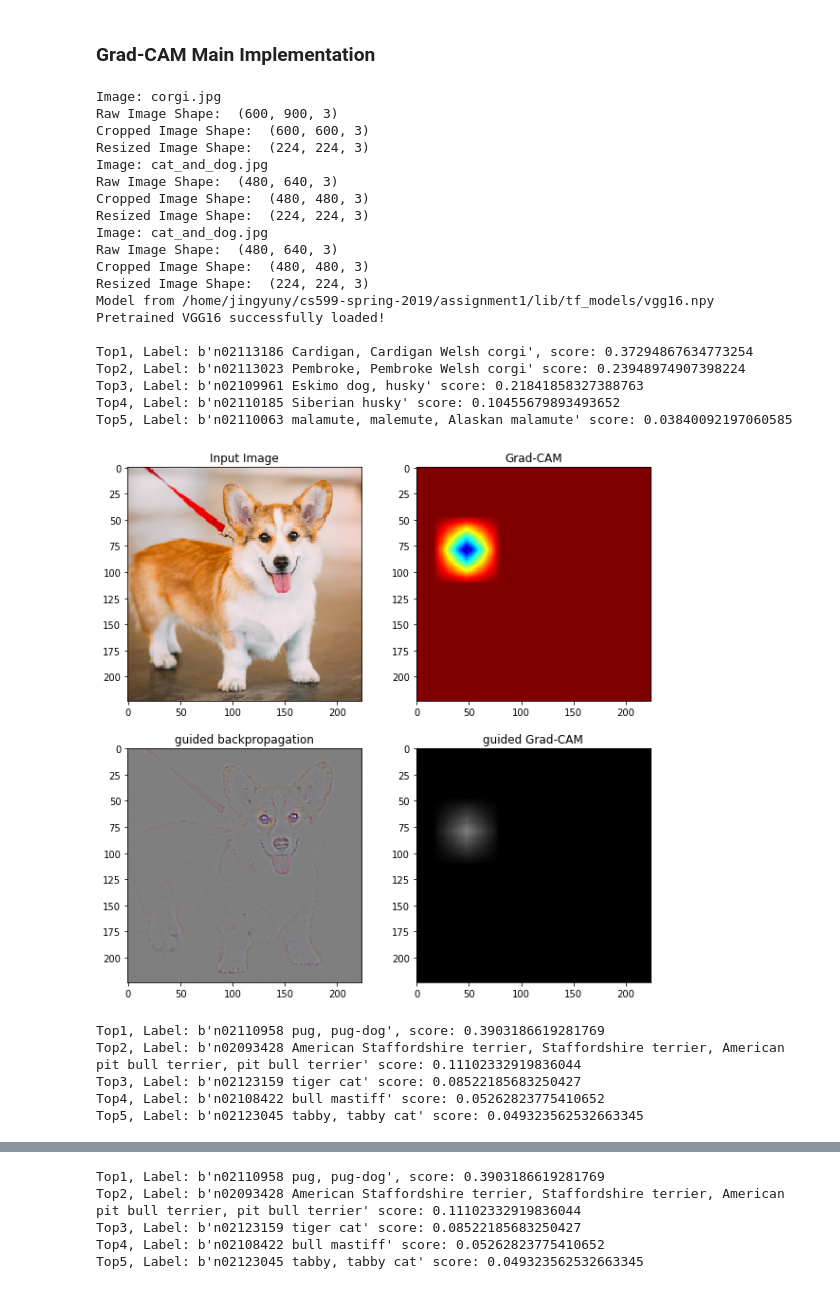
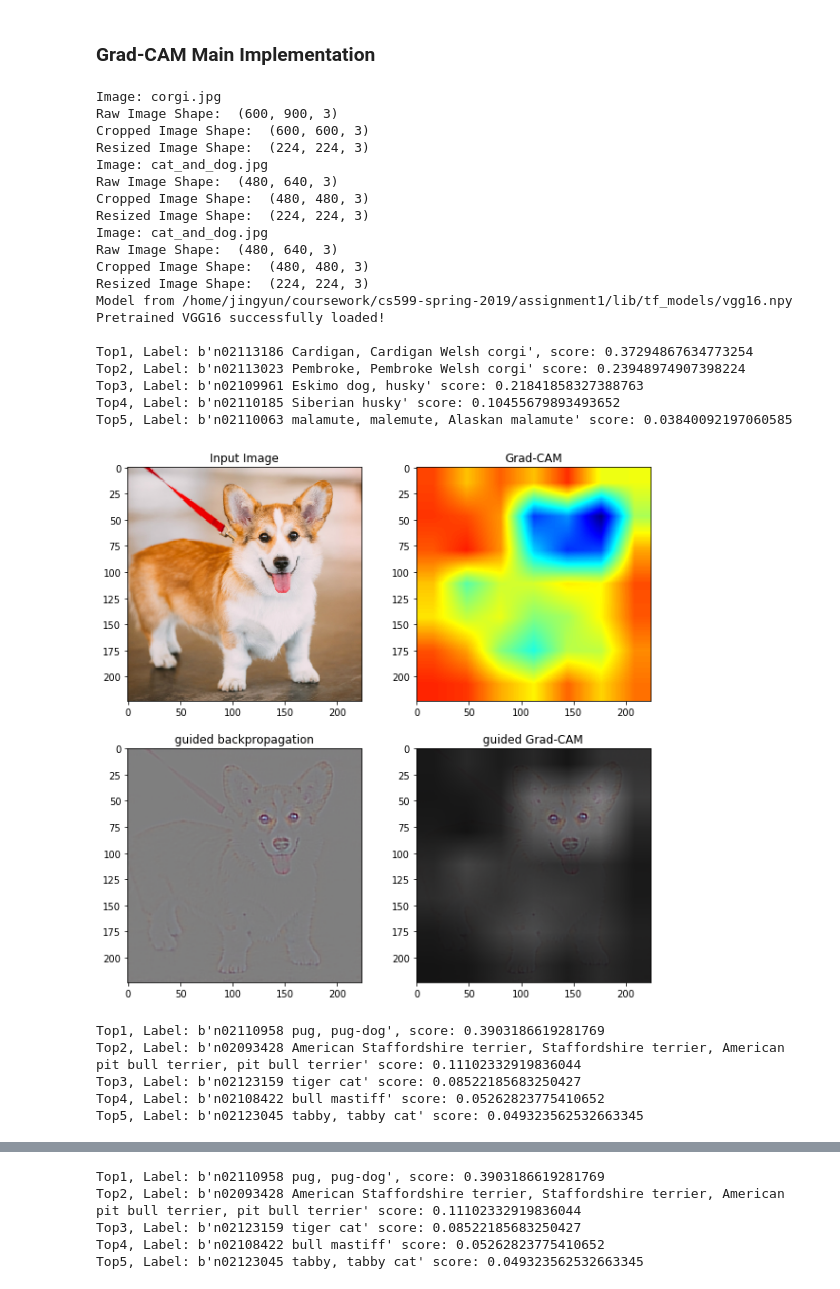
Before and after one commit to yjy0625/cs599-spring-2019, a Jupyter notebook: assignment1/Problem_4.ipynb, the cells around one changed output, grey strips where cells are left out. Saved outputs shown, nothing was run; the diff lists cells and outputs as text; code cells hidden in the pictures.

Commit message:
Checked assignment 1.

```diff
--- a/assignment1/Problem_4.ipynb
+++ b/assignment1/Problem_4.ipynb
@@ -758,8 +760,7 @@ one_hot_grad3 = np.expand_dims(one_hot_grad3, axis=0)
 # images using concatenate                                                  #
 #############################################################################
 minibatch = np.concatenate([img1, img2, img3])
-labels = np.zeros((minibatch.shape[0], num_classes))
-labels[np.arange(minibatch.shape[0]), [class_num1, class_num2, class_num3]] = 1
+labels = np.concatenate([one_hot_grad1, one_hot_grad2, one_hot_grad3])
 
 # Define the batch size
 batch_size = 3
@@ -798,7 +799,7 @@ with graph.as_default():
         #############################################################################
         # TODO: Normalize the gradients, and add a small number epsilon to it       #
         #############################################################################
-        pool5_grads_norm = pool5_grads / tf.reduce_mean(pool5_grads) + eps
+        pool5_grads_norm = tf.math.l2_normalize(pool5_grads) + eps
 
         #############################################################################
         # TODO: Initializer for the tf variables                                    #
@@ -810,38 +811,38 @@ with tf.Session(graph=graph) as sess:
     sess.run(init)
     #############################################################################
     # TODO: Run the session to get guided backpropagation gradients to the      #
-    # input, activation of pool5, normalized pool5 gradients, and the           #
+    # input, activation of   pool5, normalized pool5 gradients, and the         #
     # prediction probability                                                    #
     #############################################################################
     gb_grads, pool5_act, pool5_grads, prob = sess.run([input_grads, vgg.pool5, pool5_grads_norm, vgg.prob],
                                                       feed_dict={vgg.inputs: minibatch, vgg.labels: labels})
 
     # Visualize the Grad-CAM
     for i in range(batch_size):
         top1, top5 = predicted_labels(prob[i], "lib/synset.txt")
         visualize(minibatch[i], pool5_act[i], pool5_grads[i], gb_grads[i])
 # %% [output]
 Image: corgi.jpg
 Raw Image Shape:  (600, 900, 3)
 Cropped Image Shape:  (600, 600, 3)
 Resized Image Shape:  (224, 224, 3)
 Image: cat_and_dog.jpg
 Raw Image Shape:  (480, 640, 3)
 Cropped Image Shape:  (480, 480, 3)
 Resized Image Shape:  (224, 224, 3)
 Image: cat_and_dog.jpg
 Raw Image Shape:  (480, 640, 3)
 Cropped Image Shape:  (480, 480, 3)
 Resized Image Shape:  (224, 224, 3)
-Model from /home/jingyuny/cs599-spring-2019/assignment1/lib/tf_models/vgg16.npy
+Model from /home/jingyun/coursework/cs599-spring-2019/assignment1/lib/tf_models/vgg16.npy
 Pretrained VGG16 successfully loaded!
 
 Top1, Label: b'n02113186 Cardigan, Cardigan Welsh corgi', score: 0.37294867634773254
 Top2, Label: b'n02113023 Pembroke, Pembroke Welsh corgi' score: 0.23948974907398224
 Top3, Label: b'n02109961 Eskimo dog, husky' score: 0.21841858327388763
 Top4, Label: b'n02110185 Siberian husky' score: 0.10455679893493652
 Top5, Label: b'n02110063 malamute, malemute, Alaskan malamute' score: 0.03840092197060585
-[figure, old version]
+[figure, new version]
 Top1, Label: b'n02110958 pug, pug-dog', score: 0.3903186619281769
 Top2, Label: b'n02093428 American Staffordshire terrier, Staffordshire terrier, American pit bull terrier, pit bull terrier' score: 0.11102332919836044
 Top3, Label: b'n02123159 tiger cat' score: 0.08522185683250427
```
Also changed, not shown: parts of 11 cells of this notebook, 3 other files.
